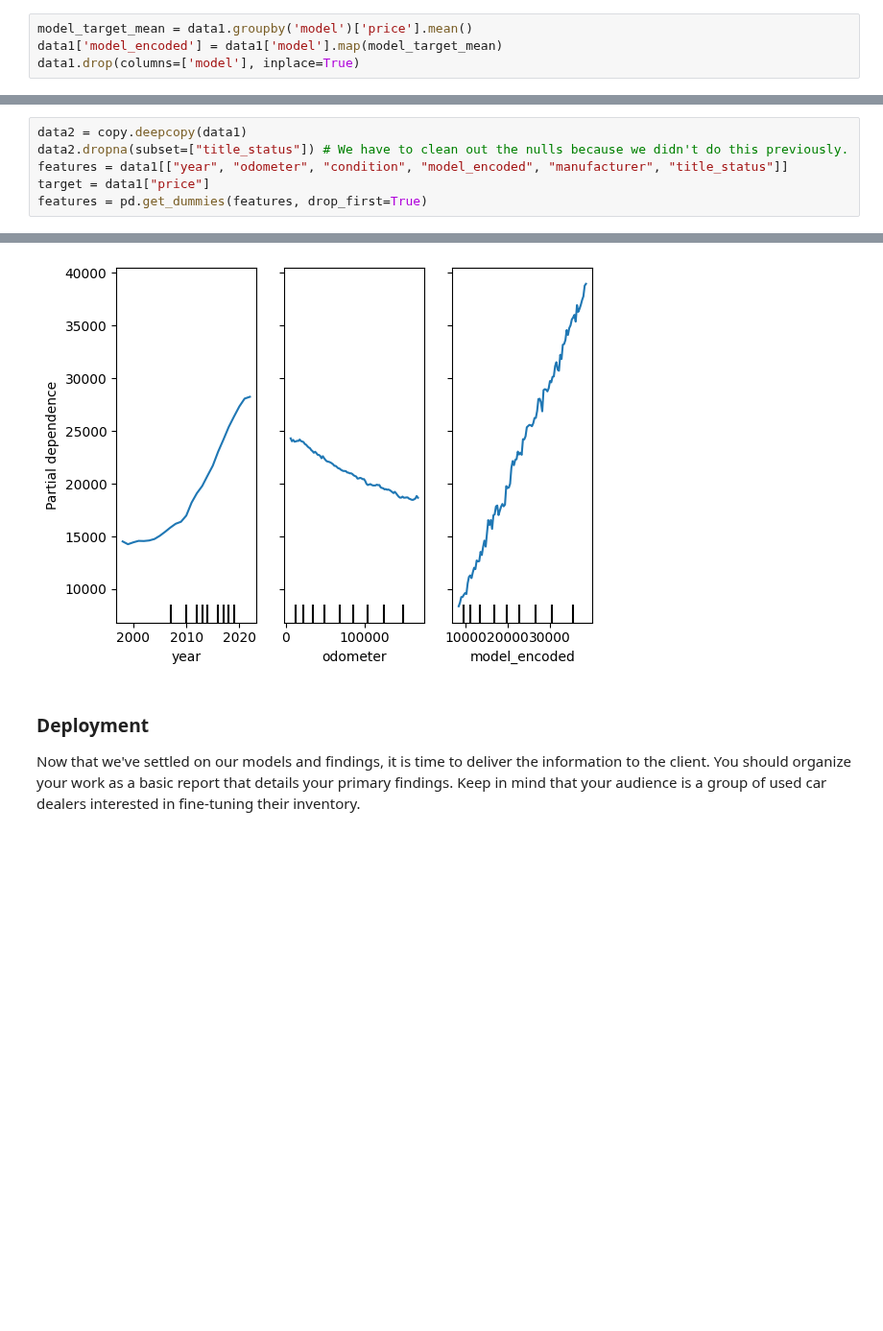
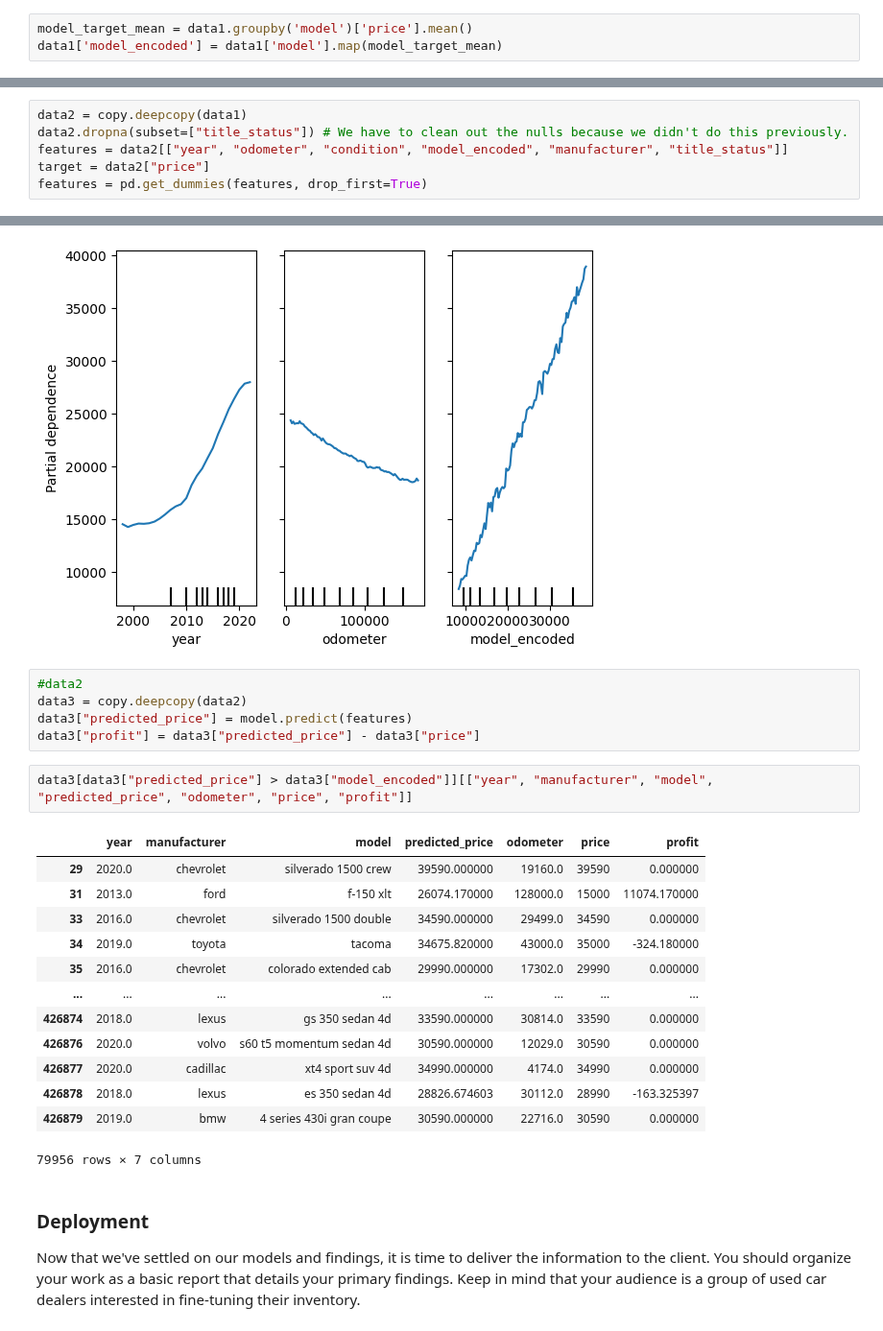
Before and after one commit to dslapelis/ML-AI-11.1, a Jupyter notebook: prompt_II.ipynb, the cells around one changed output, grey strips where cells are left out. Shown at 96% size. Saved outputs shown, nothing was run; the diff lists cells and outputs as text; blank space fills up the shorter version.

Commit message:
Add profit

```diff
--- a/prompt_II.ipynb
+++ b/prompt_II.ipynb
@@ -355,7 +355,6 @@ We can use target encoding to encode the model with the average price for that m
 # %%
 model_target_mean = data1.groupby('model')['price'].mean()
 data1['model_encoded'] = data1['model'].map(model_target_mean)
-data1.drop(columns=['model'], inplace=True)
 # %%
 features = data1[["year", "odometer", "condition", "manufacturer", "model_encoded"]]
 target = data1["price"]
@@ -378,8 +377,8 @@ I think we're forgetting something. A clean title car of the same year/make/mode
 # %%
 data2 = copy.deepcopy(data1)
 data2.dropna(subset=["title_status"]) # We have to clean out the nulls because we didn't do this previously.
-features = data1[["year", "odometer", "condition", "model_encoded", "manufacturer", "title_status"]]
-target = data1["price"]
+features = data2[["year", "odometer", "condition", "model_encoded", "manufacturer", "title_status"]]
+target = data2["price"]
 features = pd.get_dummies(features, drop_first=True)
 # %%
 y_test, y_pred, mae, r2, yr_odo_con_man_mod_title = build_random_forest_regressor_model(features, target)
@@ -439,6 +440,27 @@ PartialDependenceDisplay.from_estimator(model, X_test, features=[0, 1, 2], featu
 plt.show()
 # %% [output]
 [figure]
+# %%
+#data2
+data3 = copy.deepcopy(data2)
+data3["predicted_price"] = model.predict(features)
+data3["profit"] = data3["predicted_price"] - data3["price"]
+# %%
+data3[data3["predicted_price"] > data3["model_encoded"]][["year", "manufacturer", "model", "predicted_price", "odometer", "price", "profit"]]
+# %% [output]
+|  | year | manufacturer | model | predicted_price | odometer | price | profit |
+| 29 | 2020.0 | chevrolet | silverado 1500 crew | 39590.000000 | 19160.0 | 39590 | 0.000000 |
+| 31 | 2013.0 | ford | f-150 xlt | 26074.170000 | 128000.0 | 15000 | 11074.170000 |
+| 33 | 2016.0 | chevrolet | silverado 1500 double | 34590.000000 | 29499.0 | 34590 | 0.000000 |
+| 34 | 2019.0 | toyota | tacoma | 34675.820000 | 43000.0 | 35000 | -324.180000 |
+| 35 | 2016.0 | chevrolet | colorado extended cab | 29990.000000 | 17302.0 | 29990 | 0.000000 |
+| ... | ... | ... | ... | ... | ... | ... | ... |
+| 426874 | 2018.0 | lexus | gs 350 sedan 4d | 33590.000000 | 30814.0 | 33590 | 0.000000 |
+| 426876 | 2020.0 | volvo | s60 t5 momentum sedan 4d | 30590.000000 | 12029.0 | 30590 | 0.000000 |
+| 426877 | 2020.0 | cadillac | xt4 sport suv 4d | 34990.000000 | 4174.0 | 34990 | 0.000000 |
+| 426878 | 2018.0 | lexus | es 350 sedan 4d | 28826.674603 | 30112.0 | 28990 | -163.325397 |
+| 426879 | 2019.0 | bmw | 4 series 430i gran coupe | 30590.000000 | 22716.0 | 30590 | 0.000000 |
+79956 rows × 7 columns
 # %% [markdown]
 ### Deployment
 
```
Also changed, not shown: parts of 2 cells of this notebook.
